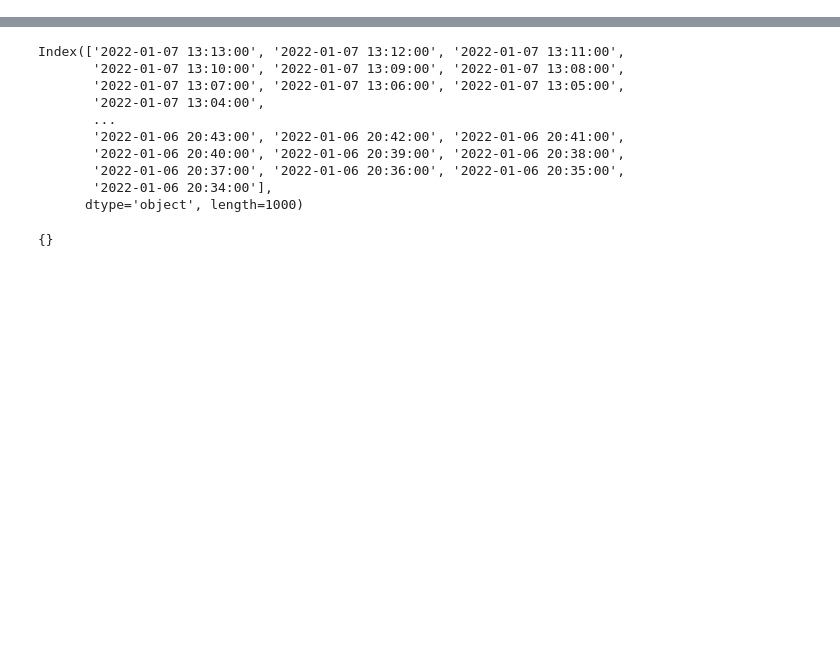
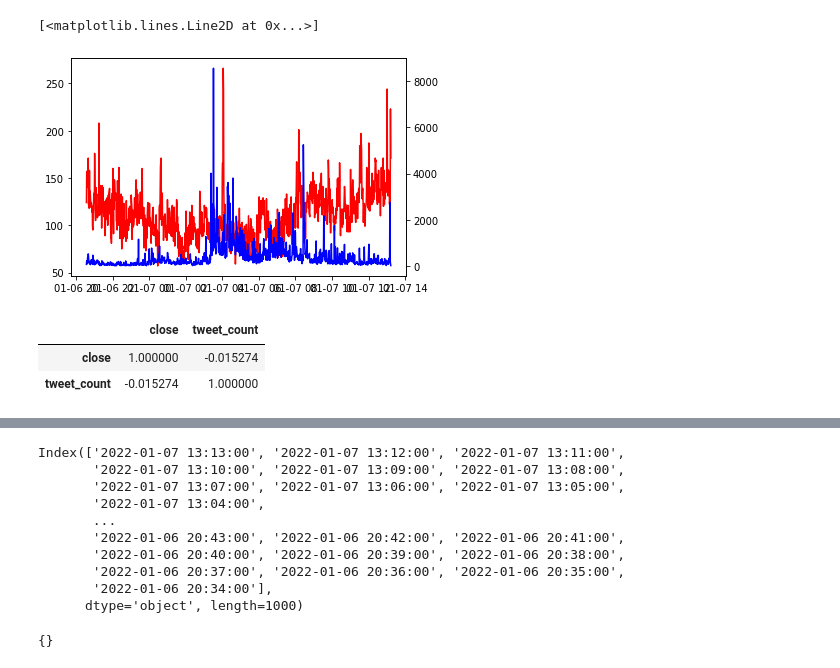
Before and after one commit to chung-ejy/comet, a Jupyter notebook: crypto_testing.ipynb, the cells around one changed output, grey strips where cells are left out. Drawn from its saved outputs; the diff is of its cells as text; code cells hidden in the pictures; blank space fills up the shorter version.

```diff
--- a/crypto_testing.ipynb
+++ b/crypto_testing.ipynb
@@ -24,0 +32,4 @@ data = response.json()
+# %%
+ts = pd.read_csv("./data/eth_min.csv")
+# %%
+ts["date"] = pd.to_datetime(ts["date"]).dt.tz_localize(None)
@@ -24,0 +52,20 @@ data = response.json()
+# %%
+merged = ts.merge(eth_ts,on="date",how="left").dropna().sort_values("date")
+# %%
+merged["hour"] = [x.hour for x in merged["date"]]
+merged["minute"] = [x.minute for x in merged["date"]]
+merged["day"] = [x.day for x in merged["date"]]
+# %%
+fig, ax = plt.subplots()
+ax.plot(merged["date"],merged["tweet_count"],color="red")
+ax2 = ax.twinx()
+ax2.plot(merged["date"],merged["volume"],color="blue")
+# %% [output]
+[<matplotlib.lines.Line2D at 0x...>]
+[figure, added]
+# %%
+merged[["close","tweet_count"]].corr()
+# %% [output]
+|  | close | tweet_count |
+| close | 1.000000 | -0.015274 |
+| tweet_count | -0.015274 | 1.000000 |
```
Also changed, not shown: parts of 11 cells of this notebook, 2 other files.
